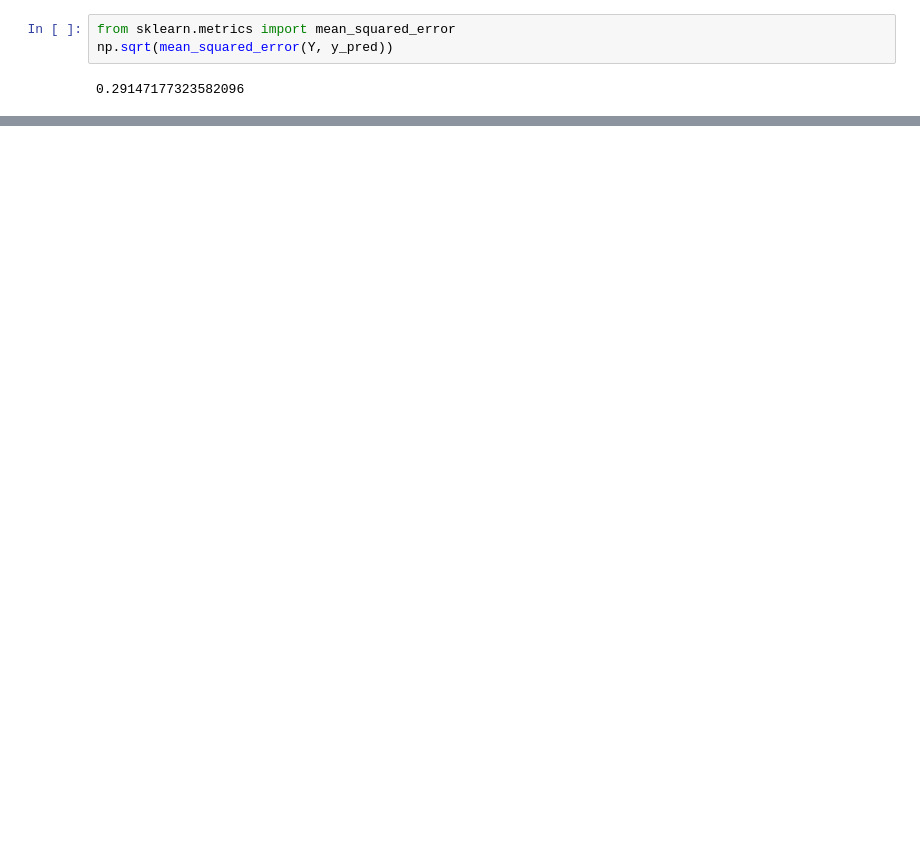
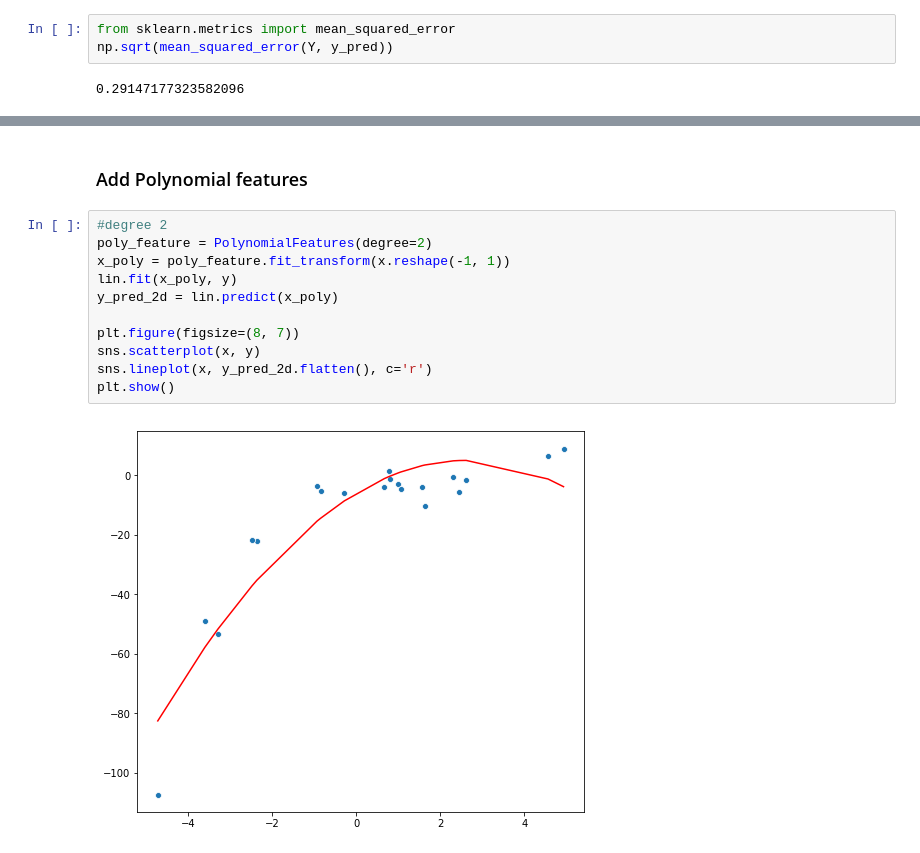
Before and after one commit to joei1994/ML-Projects, a Jupyter notebook: tutorial/polynomial_regression.ipynb, the cells around one changed output, grey strips where cells are left out. Saved outputs shown, nothing was run; the diff lists cells and outputs as text; blank space fills up the shorter version.

```diff
--- a/tutorial/polynomial_regression.ipynb
+++ b/tutorial/polynomial_regression.ipynb
@@ -51,0 +73,15 @@ np.sqrt(mean_squared_error(Y, y_pred))
+# %% [markdown]
+### Add Polynomial features
+# %%
+#degree 2
+poly_feature = PolynomialFeatures(degree=2)
+x_poly = poly_feature.fit_transform(x.reshape(-1, 1))
+lin.fit(x_poly, y)
+y_pred_2d = lin.predict(x_poly)
+
+plt.figure(figsize=(8, 7))
+sns.scatterplot(x, y)
+sns.lineplot(x, y_pred_2d.flatten(), c='r')
+plt.show()
+# %% [output]
+[figure, added]
```
Also changed, not shown: parts of 8 cells of this notebook.
